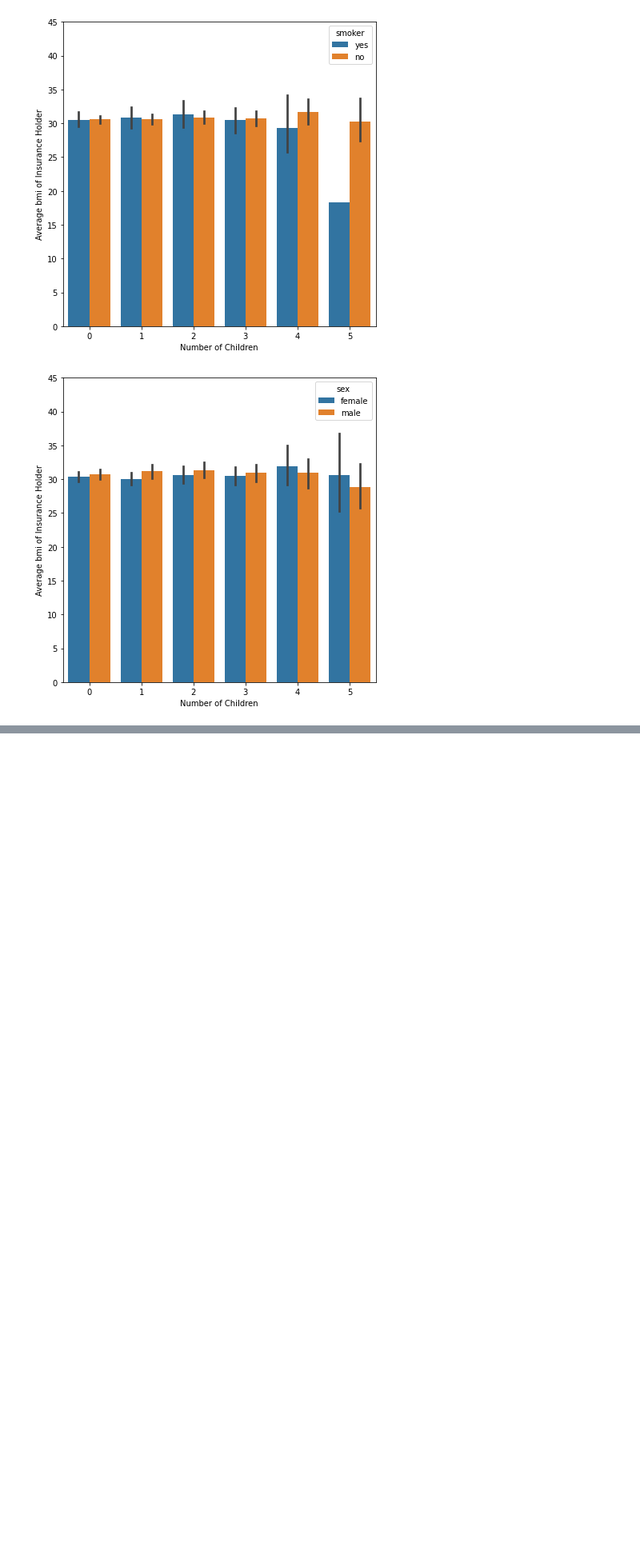
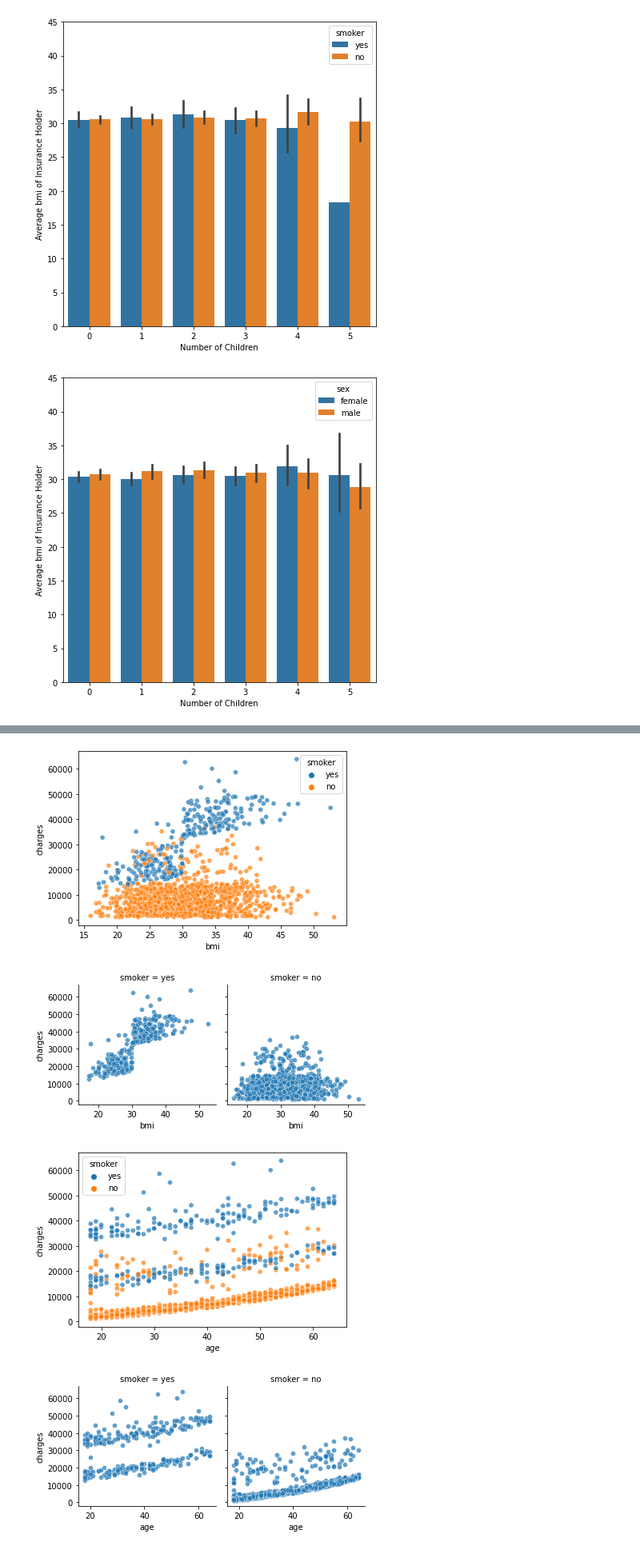
Before and after one commit to josephcsnyder/CA_DataScience, a Jupyter notebook: python/us_medical_insurance_costs.ipynb, the cells around one changed output, grey strips where cells are left out. Shown at 80% size. Saved outputs shown, nothing was run; the diff lists cells and outputs as text; code cells hidden in the pictures; blank space fills up the shorter version.

```diff
--- a/python/us_medical_insurance_costs.ipynb
+++ b/python/us_medical_insurance_costs.ipynb
@@ -217,0 +224,15 @@ kde_analysis(insurance)
+# %%
+def scatter_analysis(df, independent_variable, hue_category):
+    sns.scatterplot(data = df, x = independent_variable, y = 'charges', hue = hue_category, alpha = 0.7)
+    smoke = sns.FacetGrid(df, col = hue_category)
+    smoke.map(sns.scatterplot, independent_variable, "charges", alpha = 0.7)
+    plt.show()
+
+scatter_analysis(insurance, 'bmi', 'smoker')
+scatter_analysis(insurance, 'age', 'smoker')
+# scatter_analysis(insurance, 'age', 'children')
+# %% [output]
+[figure, added]
+[figure, added]
+[figure, added]
+[figure, added]
```
Also changed, not shown: parts of 3 cells of this notebook.
